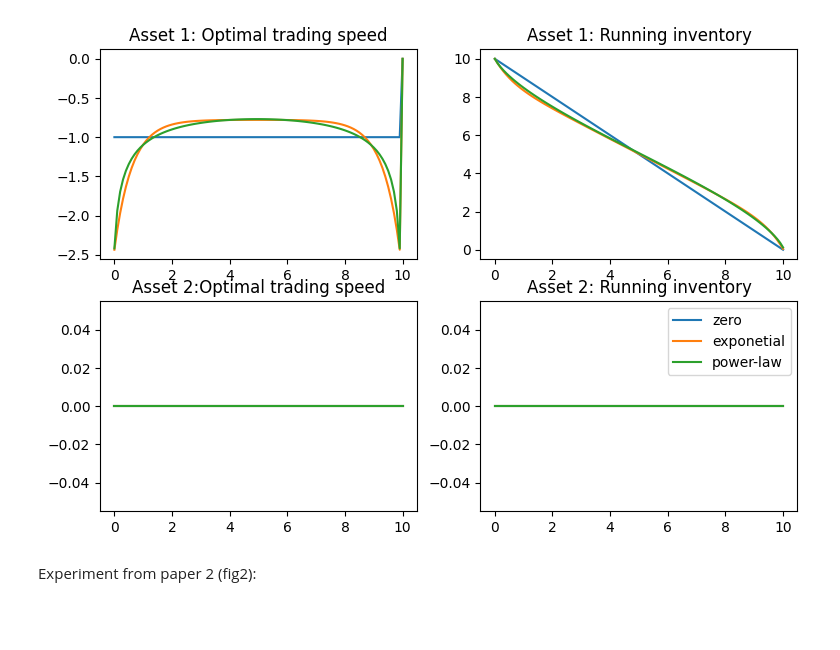
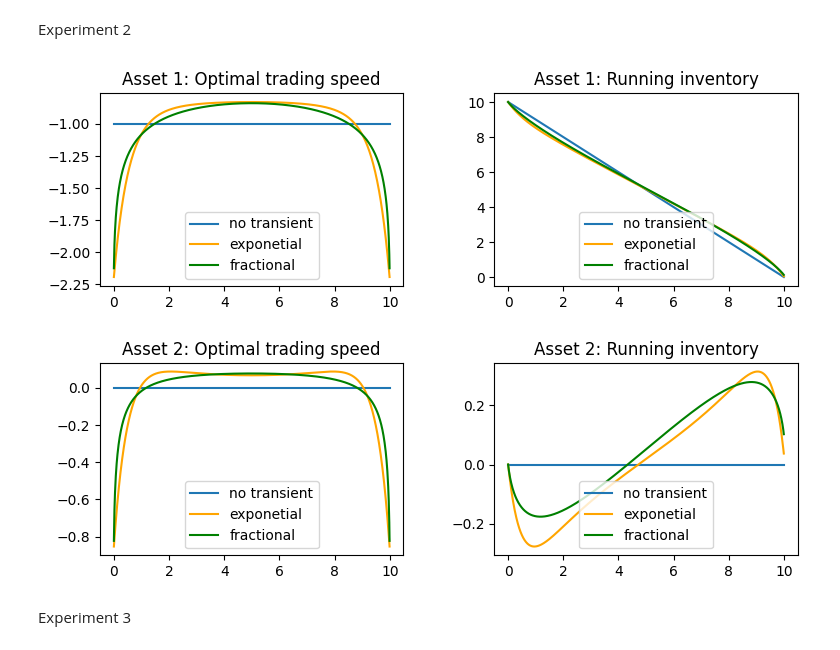
Before and after one commit to Yannhrld-ngs/Optimal-Execution-under-Volterra-Propagators, a Jupyter notebook: empirical studies.ipynb, the cells around one changed output. Cells and saved outputs as stored; diff of their text form; code cells hidden in the pictures; blank space fills up the shorter version.

```diff
--- a/empirical studies.ipynb
+++ b/empirical studies.ipynb
@@ -61,27 +125,50 @@ u_star_expo, X_star_expo  = ptf.build_optimal(
-# %%
-fig, ax = plt.subplots(nrows=2, ncols=2, figsize=(9,6))
-ax[0,0].plot( ptf.times, u_star_zero[:,0], label="zero" )
-ax[0,0].plot( ptf.times, u_star_expo[:,0], label="exponetial" )
-ax[0,0].plot( ptf.times, u_star_power[:,0], label="power-law" )
-ax[0,0].title.set_text('Asset 1: Optimal trading speed')
-
-ax[0,1].plot( ptf.times, X_star_zero[:,0], label="zero" )
-ax[0,1].plot( ptf.times, X_star_expo[:,0], label="exponetial" )
-ax[0,1].plot( ptf.times, X_star_power[:,0], label="power-law" )
-ax[0,1].title.set_text('Asset 1: Running inventory')
-
-ax[1,0].plot( ptf.times, u_star_zero[:,1], label="zero" )
-ax[1,0].plot( ptf.times, u_star_expo[:,1], label="exponetial" )
-ax[1,0].plot( ptf.times, u_star_power[:,1], label="power-law" )
-ax[1,0].title.set_text('Asset 2:Optimal trading speed')
-
-ax[1,1].plot( ptf.times, X_star_zero[:,1], label="zero" )
-ax[1,1].plot( ptf.times, X_star_expo[:,1], label="exponetial" )
-ax[1,1].plot( ptf.times, X_star_power[:,1], label="power-law" )
-ax[1,1].title.set_text('Asset 2: Running inventory')
-plt.legend()
-plt.show()
-# %% [output]
-[figure, removed]
 # %% [markdown]
-Experiment from paper 2 (fig2):
+Experiment 2
+# %%
+# Inputs
+C = np.array( [[0.06,0.05],[0.05,0.06]] )
+# %%
+u_star_zero, X_star_zero  = ptf.build_optimal(
+                    X0=X0,
+                    E_dA=E_dA,
+                    Lambda=Lambda,
+                    Sigma=Sigma,
+                    gamma=gamma,
+                    C=C,
+                    varrho=varrho,
+                    Pi = Pi,
+                    kernel="zero"
+                    )
+
+u_star_power, X_star_power  = ptf.build_optimal(
+                    X0=X0,
+                    E_dA=E_dA,
+                    Lambda=Lambda,
+                    Sigma=Sigma,
+                    gamma=gamma,
+                    C=C,
+                    varrho=varrho,
+                    Pi = Pi,
+                    kernel="power-law",
+                    kernel_scale=alpha,
+                    )
+
+u_star_expo, X_star_expo  = ptf.build_optimal(
+                    X0=X0,
+                    E_dA=E_dA,
+                    Lambda=Lambda,
+                    Sigma=Sigma,
+                    gamma=gamma,
+                    C=C,
+                    varrho=varrho,
+                    Pi = Pi,
+                    kernel="exponential",
+                    kernel_scale=rho,
+                    )
+
+make_plots(N,ptf.times, u_star_zero, u_star_expo, u_star_power, X_star_zero,X_star_expo,X_star_power)
+plt.show()
+# %% [output]
+[figure, added]
+# %% [markdown]
+Experiment 3
```
Also changed, not shown: parts of 21 cells of this notebook, 10 other files.
